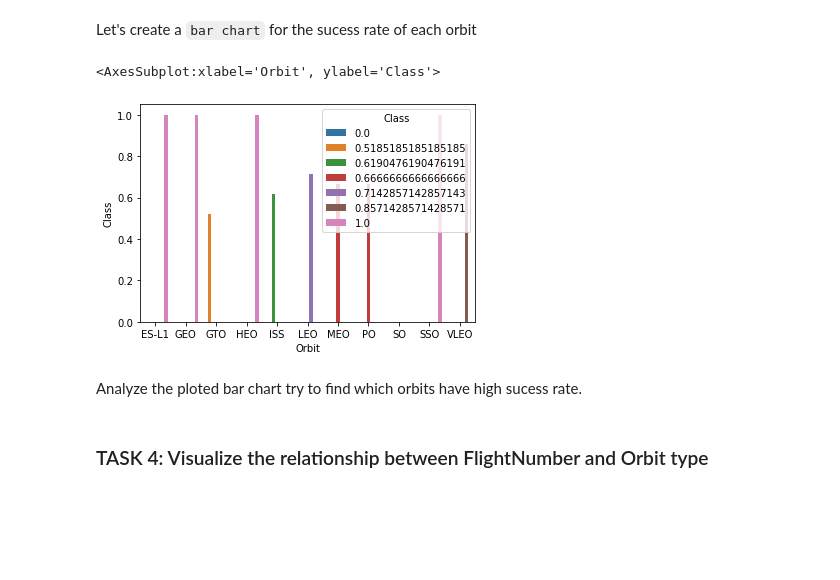
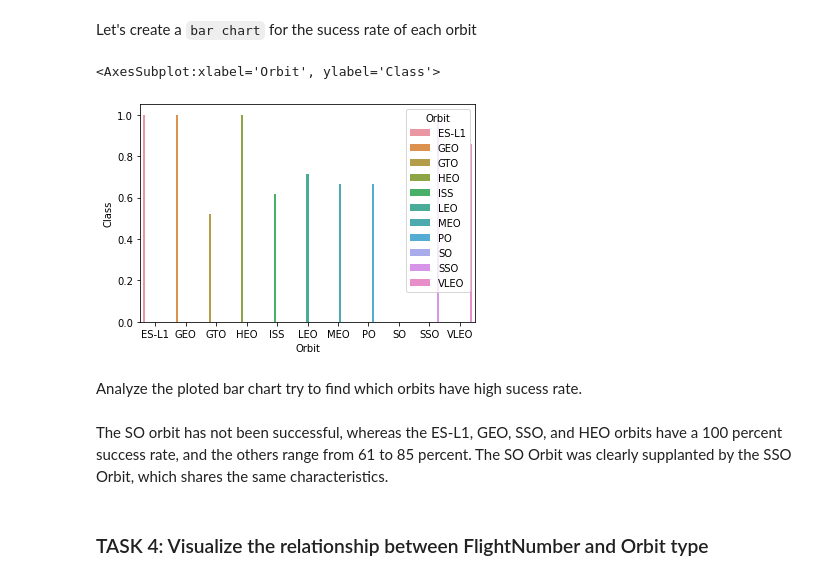
Before and after one commit to jaolartem/capstone-data-sciences, a Jupyter notebook: jupyter-labs-eda-dataviz.ipynb, the cells around one changed output. Cells and saved outputs as stored; diff of their text form; code cells hidden in the pictures; blank space fills up the shorter version.

```diff
--- a/jupyter-labs-eda-dataviz.ipynb
+++ b/jupyter-labs-eda-dataviz.ipynb
@@ -117,13 +121,15 @@ Let's create a `bar chart` for the sucess rate of each orbit
 # %%
 # HINT use groupby method on Orbit column and get the mean of Class column
 orbit_success = df.groupby('Orbit').mean()
 orbit_success.reset_index(inplace=True)
-sns.barplot(x="Orbit",y="Class",data=orbit_success,hue='Class')
+sns.barplot(x="Orbit",y="Class",data=orbit_success,hue='Orbit' )
 # %% [output]
 <AxesSubplot:xlabel='Orbit', ylabel='Class'>
-[figure, old version]
+[figure, new version]
 # %% [markdown]
 Analyze the ploted bar chart try to find which orbits have high sucess rate.
+# %% [markdown]
+The SO orbit has not been successful, whereas the ES-L1, GEO, SSO, and HEO orbits have a 100 percent success rate, and the others range from 61 to 85 percent. The SO Orbit was clearly supplanted by the SSO Orbit, which shares the same characteristics.
 # %% [markdown]
 ### TASK  4: Visualize the relationship between FlightNumber and Orbit type
 # %% [markdown]
```
Also changed, not shown: parts of 8 cells of this notebook.
